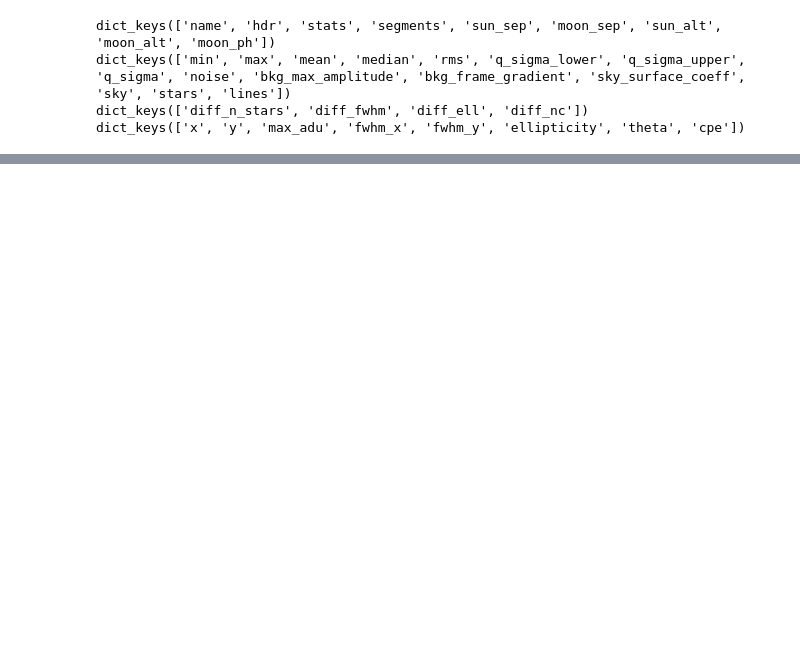
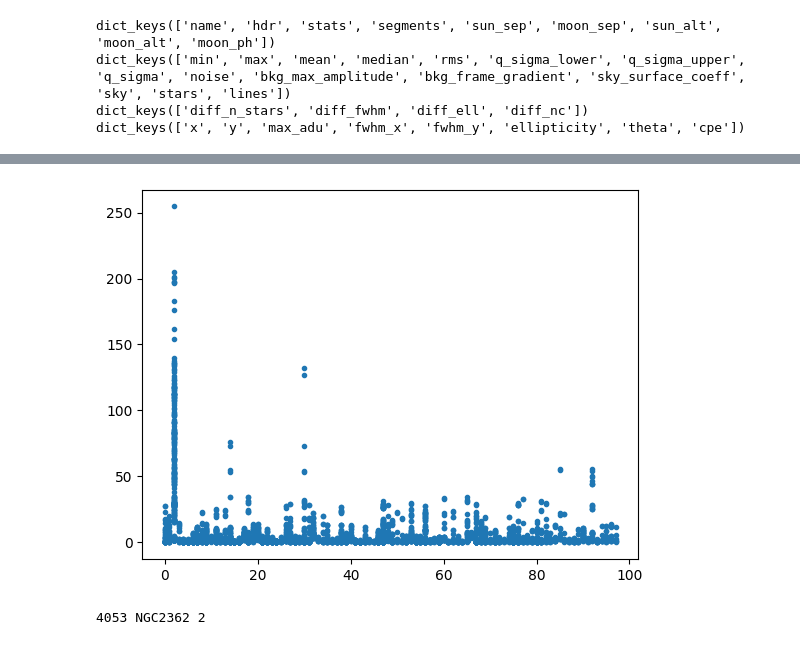
Before and after one commit to astromg/mglab, a Jupyter notebook: ocm_dqc.ipynb, the cells around one changed output, grey strips where cells are left out. Saved outputs shown, nothing was run; the diff lists cells and outputs as text; code cells hidden in the pictures; blank space fills up the shorter version.

```diff
--- a/ocm_dqc.ipynb
+++ b/ocm_dqc.ipynb
@@ -5,9 +5,11 @@ res = []
 # %%
 
 
+zestwa = ["1050","1051","1052","1053","1054","1055"]
 
 
-with open("/home/mgorski/mglab/data/ffs_wyniki_1055.pkl", "rb") as f:
-    res_tmp = pickle.load(f)
-
-res.extend(res_tmp)
+for z in zestwa:
+    print(z)
+    with open(f"/home/mgorski/mglab/data/ffs_wyniki_{z}.pkl", "rb") as f:
+        res_tmp = pickle.load(f)
+    res.extend(res_tmp)
@@ -72,12 +81,12 @@ SCIENCE_SCHEMA = {
 
         "ALT_TEL": {
             "type": "number",
-            "minimum": 33
+            "minimum": 34
         },
 
         "EXPTIME": {
             "type": "number",
-            "exclusiveMinimum": 0.5
+            "Minimum": 0.5
         },
 
         "T-CAM": {
@@ -355,0 +281,45 @@ print(cl)
+# %%
+# objects to plot
+
+import matplotlib.pyplot as plt
+import numpy as np
+
+
+objects_2_ignore = []
+
+objects = []
+objects_n = []
+xl = []
+yl = []
+for r in res:
+    ob = r["hdr"]["OBJECT"]
+    if ob not in objects:
+        objects.append(ob)
+        objects_n.append(1)
+    else:
+        if r["hdr"]["OBJECT"] not in objects_2_ignore:
+            objects_n[objects.index(ob)] += 1
+            xl.append(objects.index(ob))
+            yl.append(r["stats"]["bkg_frame_gradient"])
+
+# r["hdr"]["AZ_TEL"]
+#y = r["hdr"]["ALT_TEL"]
+#c = r["stats"]["bkg_frame_gradient"]
+#c = r["stats"]["bkg_max_amplitude"]
+
+fig, ax = plt.subplots()
+#c = ax.scatter(th,r,c=val, s=50,alpha=0.5)
+c = ax.plot(xl,yl,".")
+
+#c2 = ax.plot(xl[4053],yl[4053],"ro")
+#fig.colorbar(c, ax=ax)
+
+plt.show()
+
+ii = np.argmax(yl)
+i = xl[ii]
+
+print(ii,objects[i],xl[ii])
+# %% [output]
+[figure, added]
+4053 NGC2362 2
```
Also changed, not shown: parts of 8 cells of this notebook, 1 other file.
